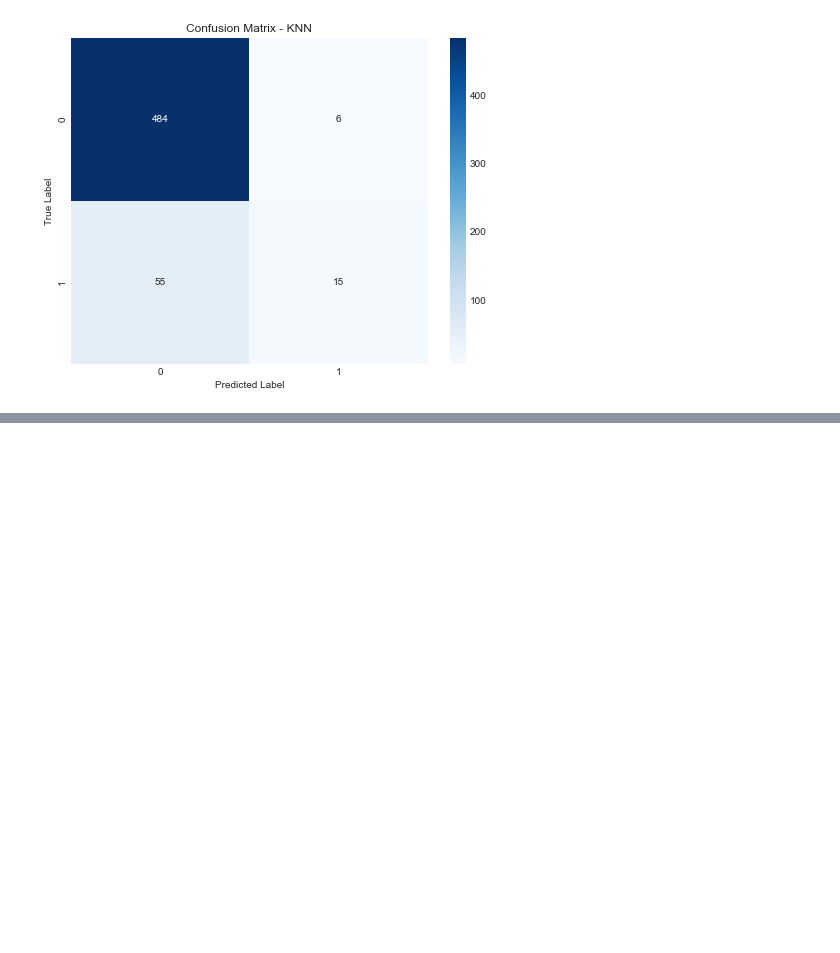
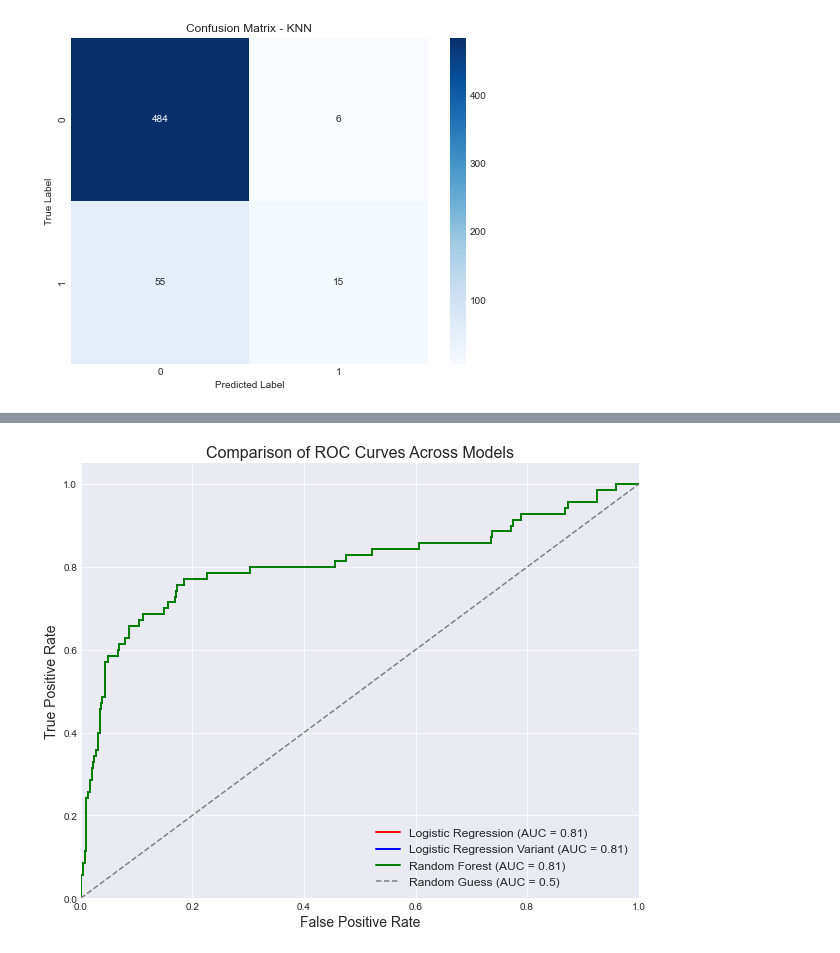
Before and after one commit to Dollcode-coder/Phase-3-Project, a Jupyter notebook: Notebook.ipnyb.ipynb, the cells around one changed output, grey strips where cells are left out. Cells and saved outputs as stored; diff of their text form; code cells hidden in the pictures; blank space fills up the shorter version.

```diff
--- a/Notebook.ipnyb.ipynb
+++ b/Notebook.ipnyb.ipynb
@@ -848,0 +952,42 @@ plt.show()
+# %%
+from sklearn.metrics import roc_curve, auc
+import matplotlib.pyplot as plt
+
+# Model 1: Logistic Regression
+y_pred_prob = logistic_model.predict_proba(X_test_scaled)[:, 1]
+fpr, tpr, thresholds = roc_curve(y_test, y_pred_prob)
+roc_auc = auc(fpr, tpr)
+
+# Model 2: Logistic Regression (Tuned or Variant)
+y_pred_prob1 = logistic_model1.predict_proba(X_test_scaled)[:, 1]
+fpr1, tpr1, thresholds1 = roc_curve(y_test, y_pred_prob1)
+roc_auc1 = auc(fpr1, tpr1)
+
+# Model 3: Random Forest
+y_pred_prob2 = logistic_model1.predict_proba(X_test_scaled)[:, 1]
+fpr_rfc_v2, tpr_rfc_v2, _ = roc_curve(y_test, y_pred_prob2)
+roc_auc_rfc_v2 = auc(fpr_rfc_v2, tpr_rfc_v2)
+
+# Plot all ROC curves together
+plt.figure(figsize=(10, 8))
+plt.style.use('seaborn-darkgrid')
+
+# Plot each model's ROC curve
+plt.plot(fpr, tpr, color='red', lw=2, label=f"Logistic Regression (AUC = {roc_auc:.2f})")
+plt.plot(fpr1, tpr1, color='blue', lw=2, label=f"Logistic Regression Variant (AUC = {roc_auc1:.2f})")
+plt.plot(fpr_rfc_v2, tpr_rfc_v2, color='green', lw=2, label=f"Random Forest (AUC = {roc_auc_rfc_v2:.2f})")
+
+# Random guessing line
+plt.plot([0, 1], [0, 1], linestyle="--", color='gray', label="Random Guess (AUC = 0.5)")
+
+# Add plot details
+plt.xlim([0.0, 1.0])
+plt.ylim([0.0, 1.05])
+plt.xlabel('False Positive Rate', fontsize=14)
+plt.ylabel('True Positive Rate', fontsize=14)
+plt.title('Comparison of ROC Curves Across Models', fontsize=16)
+plt.legend(loc='lower right', fontsize=12)
+plt.grid(True)
+plt.show()
+# %% [output]
+[figure, added]
```
Also changed, not shown: parts of 9 cells of this notebook.
